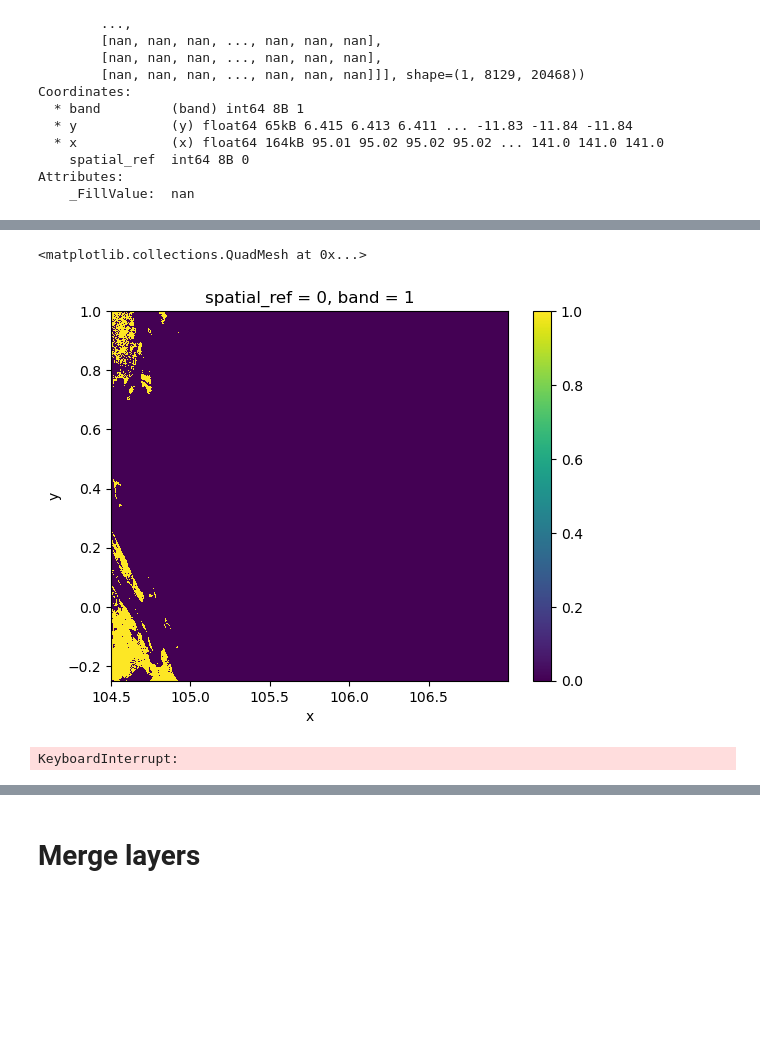
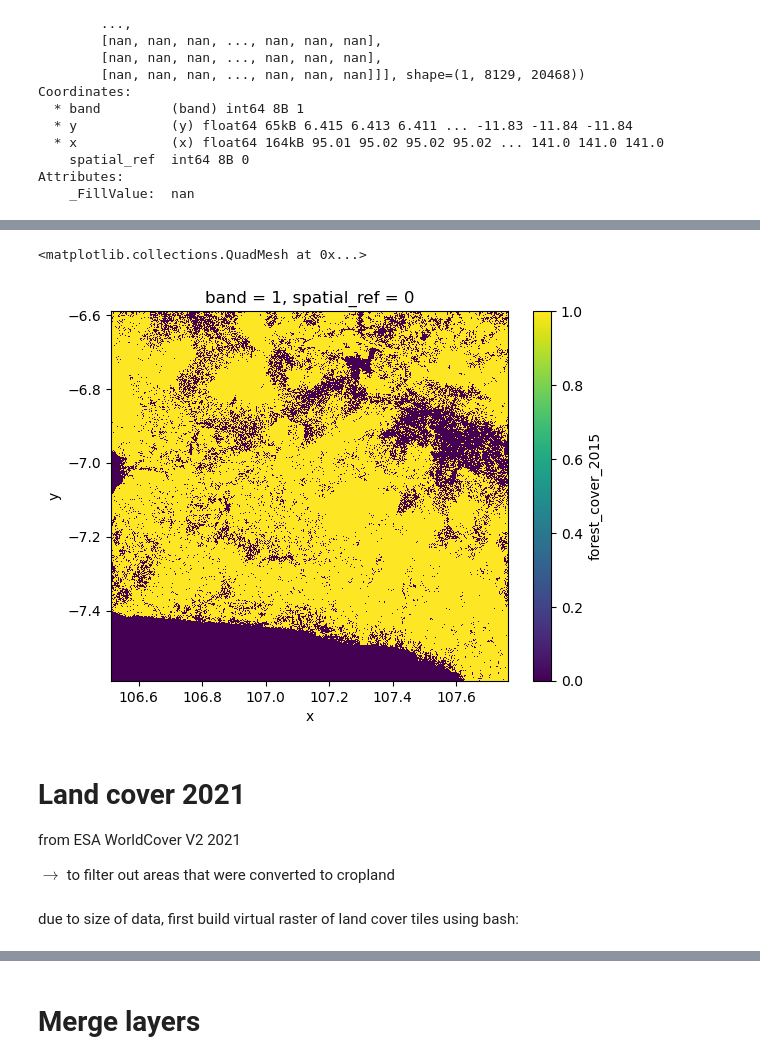
Before and after one commit to ninorp55/tropical-peat-post-fire-vegetation-recovery, a Jupyter notebook: 1_preprocessing.ipynb, the cells around one changed output, grey strips where cells are left out. Saved outputs shown, nothing was run; the diff lists cells and outputs as text; code cells hidden in the pictures; blank space fills up the shorter version.

Commit message:
add export for forest 2015

```diff
--- a/1_preprocessing.ipynb
+++ b/1_preprocessing.ipynb
@@ -606,0 +598,3 @@ Attributes:
+# %%
+forest = rioxarray.open_rasterio('output-data/forest_2015.tif')
+forest
@@ -607,42 +614,12 @@ Attributes:
 # %%
-forest_2015.isel(x=slice(50000,60000), y=slice(20000,25000)).plot()
+# example visualization
+forest.isel(x=slice(46000,51000), y=slice(50000,54000)).plot()
 # %% [output]
 <matplotlib.collections.QuadMesh at 0x...>
-[figure, old version]
+[figure, new version]
-# %%
-import os
-import numpy as np
-import rioxarray as rxr
-import xarray as xr
-import dask
-
-file_names = []
-for e_coord in np.arange(92, 145, 4):
-    for suffix in ['2N', '2S', '6S']:
-        file_name = f'GLC-2015_{e_coord}E_{suffix}'
-        path = f'input-data/land-cover/{file_name}.tif'
-        if os.path.exists(path):
-            file_names.append(path)
-
-binary_arrays = []
-
-forest_code = 20
-
-for f in file_names:
-    arr = rioxarray.open_rasterio(
-        f,
-        chunks={"x": 2048, "y": 2048},
-        masked=False
-    ).squeeze("band", drop=True)
-
-    mask = xr.where(arr == forest_code, 1, 0).astype("uint8")
-
-    # Reattach spatial metadata
-    mask = mask.rio.write_crs(arr.rio.crs)
-    mask = mask.rio.write_transform(arr.rio.transform())
-
-    binary_arrays.append(mask)
-
-merged = merge_arrays(binary_arrays)
-# %% [output]
-KeyboardInterrupt:
+# %% [markdown]
+# Land cover 2021
+
+from ESA WorldCover V2 2021
+
+$\rightarrow$ to filter out areas that were converted to cropland
@@ -648,0 +633,2 @@ KeyboardInterrupt:
+# %% [markdown]
+due to size of data, first build virtual raster of land cover tiles using bash:
```
Also changed, not shown: parts of 38 cells of this notebook.
